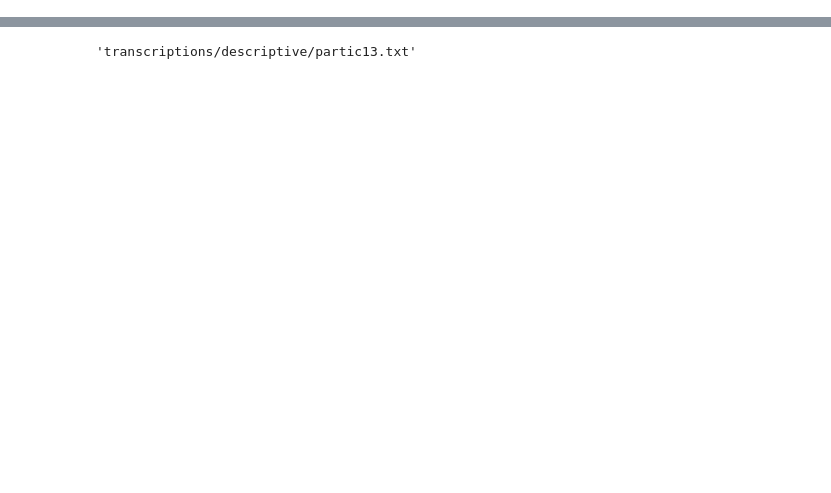
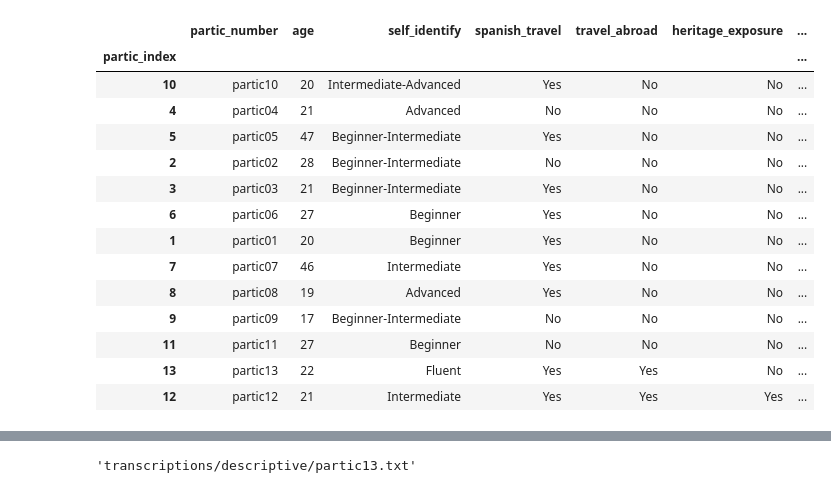
Before and after one commit to djdebonis/IPA_vowel_compare, a Jupyter notebook: dev_notebook.ipynb, the cells around one changed output, grey strips where cells are left out. Saved outputs shown, nothing was run; the diff lists cells and outputs as text; code cells hidden in the pictures; blank space fills up the shorter version.

Commit message:
restructure directories and begin building out class to handlesurvey data import. still stuck with pandas indexing.

```diff
--- a/dev_notebook.ipynb
+++ b/dev_notebook.ipynb
@@ -20,2 +21,5 @@ import Compare_IPA as ipa
 desc_transcript_files = glob.glob('transcriptions/descriptive/*.txt') # take in all desc filepaths
 presc_transcript_file = glob.glob('transcriptions/prescriptive/*.txt') # take in presc transc file
+# %%
+# import survey csv
+survey_data_raw = pd.read_csv("survey_data/survey_data.csv")
@@ -21,0 +50,18 @@ presc_transcript_file = glob.glob('transcriptions/prescriptive/*.txt') # take in
+# %%
+survey_data_raw
+# %% [output]
+|  | partic_number | age | self_identify | spanish_travel | travel_abroad | heritage_exposure | ... |
+| partic_index |  |  |  |  |  |  | ... |
+| 10 | partic10 | 20 | Intermediate-Advanced | Yes | No | No | ... |
+| 4 | partic04 | 21 | Advanced | No | No | No | ... |
+| 5 | partic05 | 47 | Beginner-Intermediate | Yes | No | No | ... |
+| 2 | partic02 | 28 | Beginner-Intermediate | No | No | No | ... |
+| 3 | partic03 | 21 | Beginner-Intermediate | Yes | No | No | ... |
+| 6 | partic06 | 27 | Beginner | Yes | No | No | ... |
+| 1 | partic01 | 20 | Beginner | Yes | No | No | ... |
+| 7 | partic07 | 46 | Intermediate | Yes | No | No | ... |
+| 8 | partic08 | 19 | Advanced | Yes | No | No | ... |
+| 9 | partic09 | 17 | Beginner-Intermediate | No | No | No | ... |
+| 11 | partic11 | 27 | Beginner | No | No | No | ... |
+| 13 | partic13 | 22 | Fluent | Yes | Yes | No | ... |
+| 12 | partic12 | 21 | Intermediate | Yes | Yes | Yes | ... |
```
Also changed, not shown: parts of 16 cells of this notebook, 4 other files.
